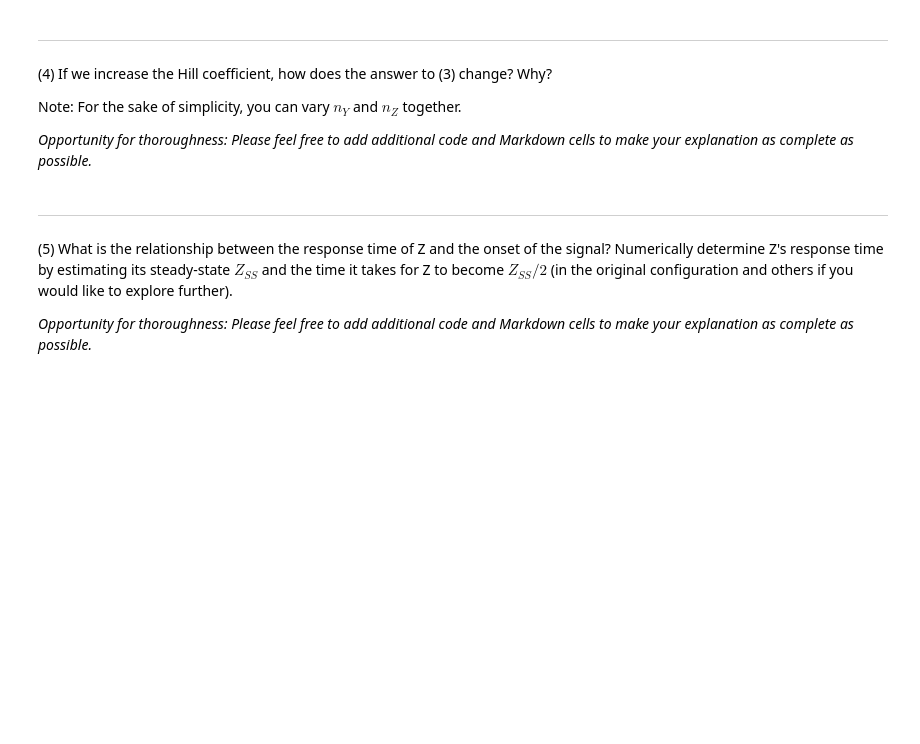
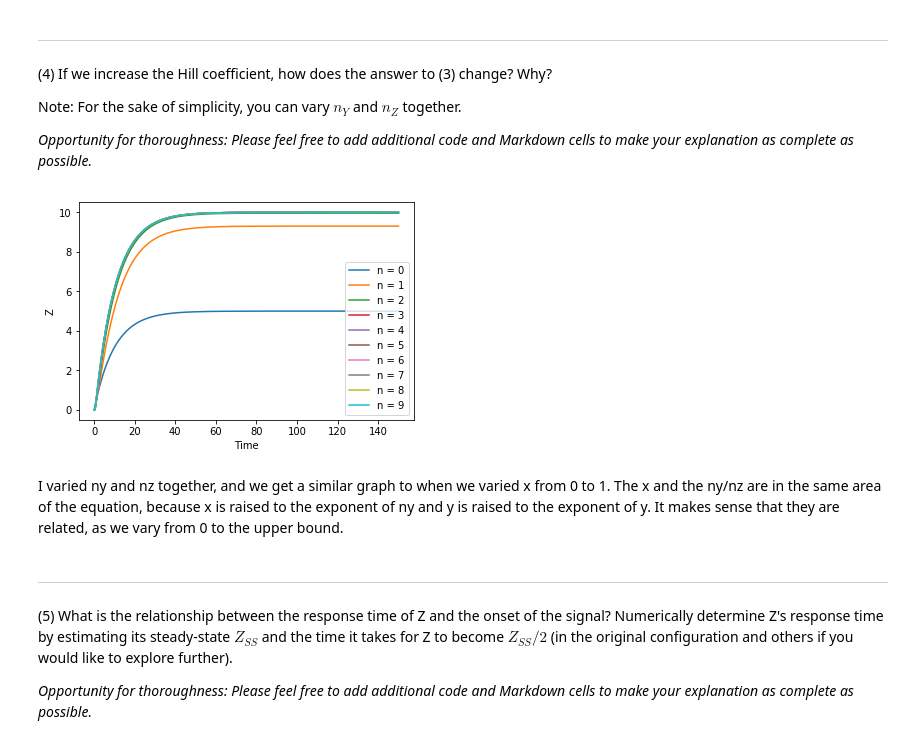
Before and after one commit to hmhwan21/cs341projects, a Jupyter notebook: proj2/Project2.ipynb, the cells around one changed output. Drawn from its saved outputs; the diff is of its cells as text; code cells hidden in the pictures; blank space fills up the shorter version.

```diff
--- a/proj2/Project2.ipynb
+++ b/proj2/Project2.ipynb
@@ -114,3 +156,22 @@ Note: For the sake of simplicity, you can vary $n_Y$ and $n_Z$ together.
+# %%
+# Write code here
+#vary only ny and nz together, then check against z. x doesnt change, lets stay at .5 or 1
+ns = np.arange(0,10,1)
+x = 1
+legs = []
+for i in range(len(ns)):
+    params = (vY_max, Ky, ns[i], vZ_max, Kz, ns[i], d, x)
+    ca = lambda t,y : chain_activator(t,y, params)
+    sol = scipy.integrate.solve_ivp( fun=ca, t_span=(0,150), y0=(Y0,Z0), t_eval=np.arange(0,150,.01) )
+    plt.plot(sol.t, sol.y.T[:,1])
+    legs.append("n = " + str(ns[i]))
+plt.xlabel("Time")
+plt.ylabel("Z")
+plt.legend(legs);
+# %% [output]
+[figure, added]
+# %% [markdown]
+I varied ny and nz together, and we get a similar graph to when we varied x from 0 to 1. The x and the ny/nz are in the same area of the equation, because x is raised to the exponent of ny and y is raised to the exponent of y. It makes sense that they are related, as we vary from 0 to the upper bound.
 # %% [markdown]
 <hr style="border:2px solid gray"> </hr>
 
```
Also changed, not shown: parts of 9 cells of this notebook.
